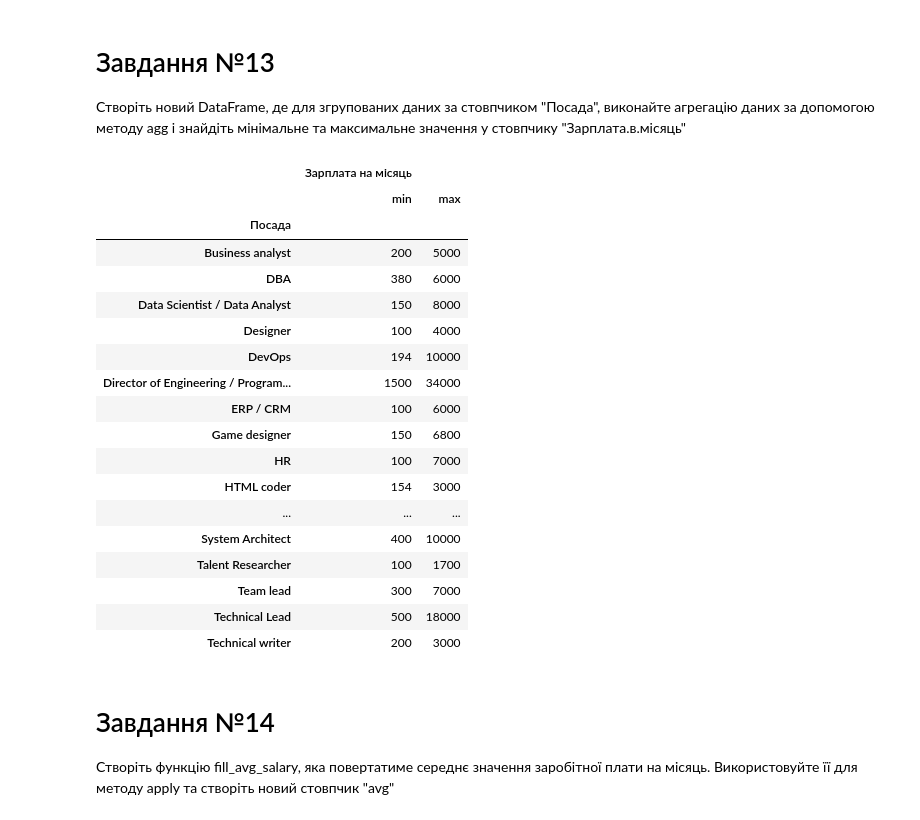
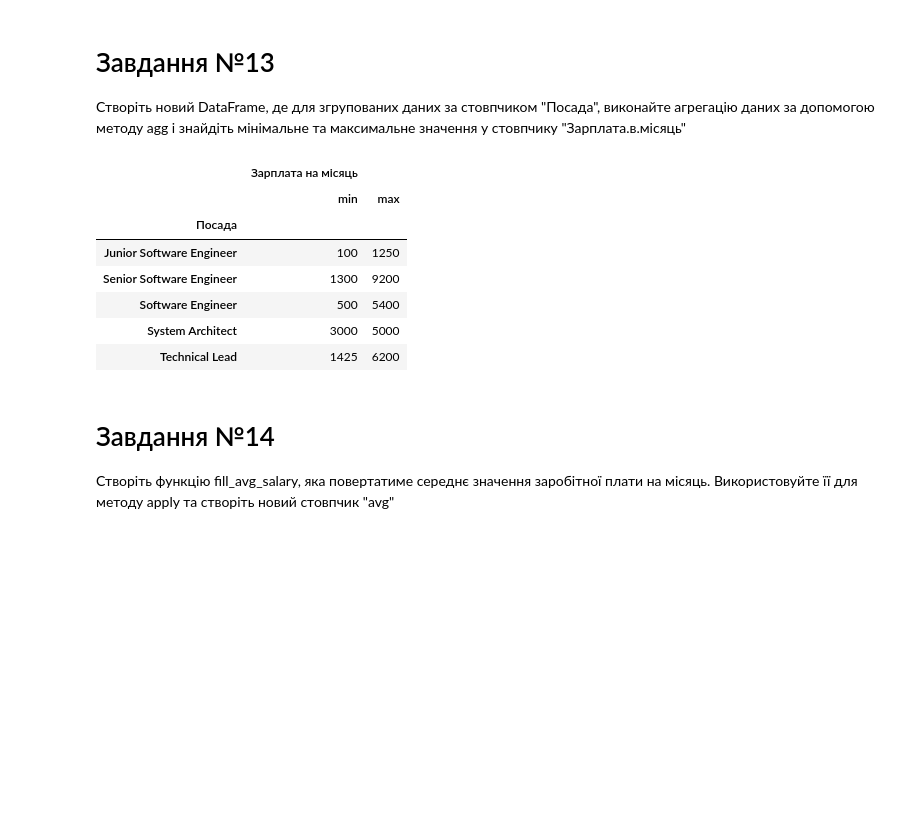
Before and after one commit to VladSkopenko/DataScience_homeworks, a Jupyter notebook: homework2/Hw2_2.ipynb, the cells around one changed output. Drawn from its saved outputs; the diff is of its cells as text; code cells hidden in the pictures; blank space fills up the shorter version.

```diff
--- a/homework2/Hw2_2.ipynb
+++ b/homework2/Hw2_2.ipynb
@@ -183,28 +183,17 @@ python_data.shape
 # Завдання №13
 Створіть новий DataFrame, де для згрупованих даних за стовпчиком "Посада", виконайте агрегацію даних за допомогою методу agg і знайдіть мінімальне та максимальне значення у стовпчику "Зарплата.в.місяць"
 # %%
-agg_data = result.agg({"Зарплата на місяць": ["min", "max"]})
+agg_data = grouped_data.agg({"Зарплата на місяць": ["min", "max"]})
 agg_data
 # %% [output]
 |  | Зарплата на місяць |  |
 |  | min | max |
 | Посада |  |  |
-| Business analyst | 200 | 5000 |
-| DBA | 380 | 6000 |
-| Data Scientist / Data Analyst | 150 | 8000 |
-| Designer | 100 | 4000 |
-| DevOps | 194 | 10000 |
-| Director of Engineering / Program... | 1500 | 34000 |
-| ERP / CRM | 100 | 6000 |
-| Game designer | 150 | 6800 |
-| HR | 100 | 7000 |
-| HTML coder | 154 | 3000 |
-| ... | ... | ... |
-| System Architect | 400 | 10000 |
-| Talent Researcher | 100 | 1700 |
-| Team lead | 300 | 7000 |
-| Technical Lead | 500 | 18000 |
-| Technical writer | 200 | 3000 |
+| Junior Software Engineer | 100 | 1250 |
+| Senior Software Engineer | 1300 | 9200 |
+| Software Engineer | 500 | 5400 |
+| System Architect | 3000 | 5000 |
+| Technical Lead | 1425 | 6200 |
 # %% [markdown]
 # Завдання №14
 Створіть функцію fill_avg_salary, яка повертатиме середнє значення заробітної плати на місяць. Використовуйте її для методу apply та створіть новий стовпчик "avg"
```
Also changed, not shown: parts of 9 cells of this notebook.
